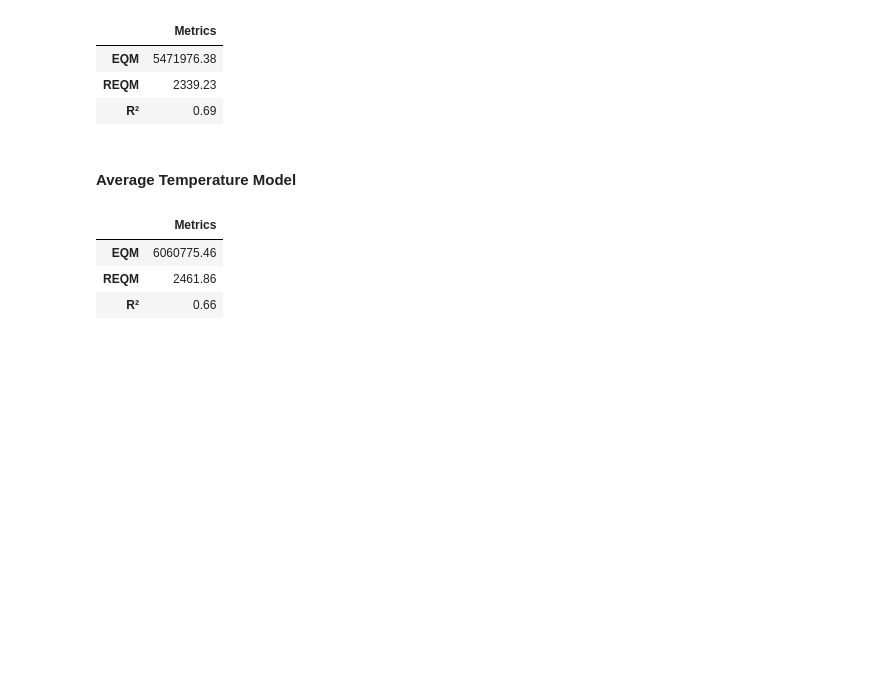
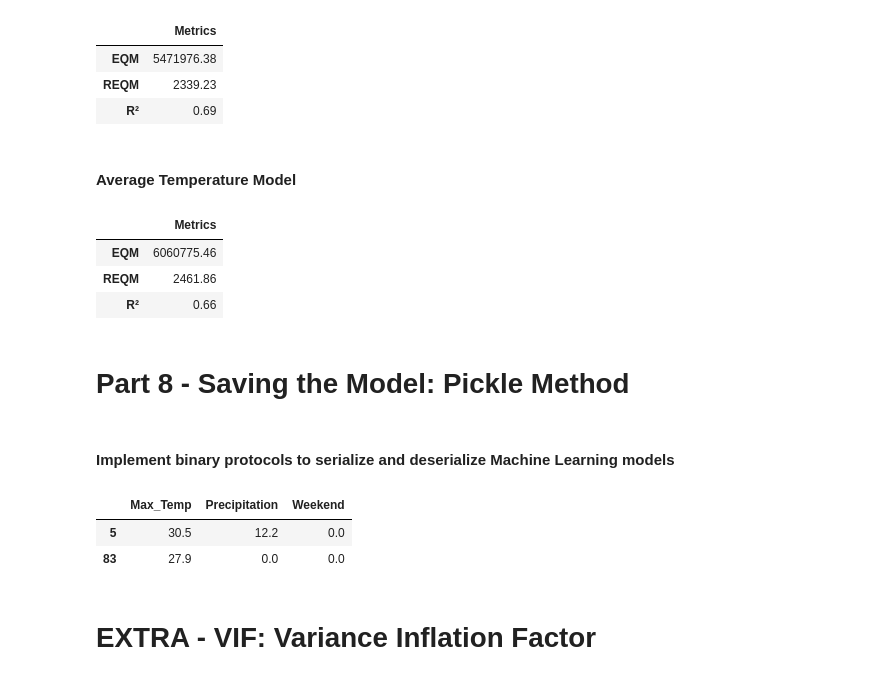
Before and after one commit to Mota-Scientist/Statistics-Tutorials, a Jupyter notebook: Linear Regression/linear_regression.ipynb, the cells around one changed output. Drawn from its saved outputs; the diff is of its cells as text; code cells hidden in the pictures; blank space fills up the shorter version.

```diff
--- a/Linear Regression/linear_regression.ipynb
+++ b/Linear Regression/linear_regression.ipynb
@@ -537,3 +537,7 @@ pd.DataFrame([EQM_2.round(2),REQM_2.round(2),R2_2.round(2)],
 | EQM | 6060775.46 |
 | REQM | 2461.86 |
 | R² | 0.66 |
+# %% [markdown]
+# Part 8 - Saving the Model: Pickle Method
+# %% [markdown]
+#### Implement binary protocols to serialize and deserialize Machine Learning models
@@ -539,0 +551,8 @@ pd.DataFrame([EQM_2.round(2),REQM_2.round(2),R2_2.round(2)],
+# %%
+x_test.head(2)
+# %% [output]
+|  | Max_Temp | Precipitation | Weekend |
+| 5 | 30.5 | 12.2 | 0.0 |
+| 83 | 27.9 | 0.0 | 0.0 |
+# %% [markdown]
+# EXTRA - VIF: Variance Inflation Factor
```
Also changed, not shown: parts of 6 cells of this notebook, 1 other file.
